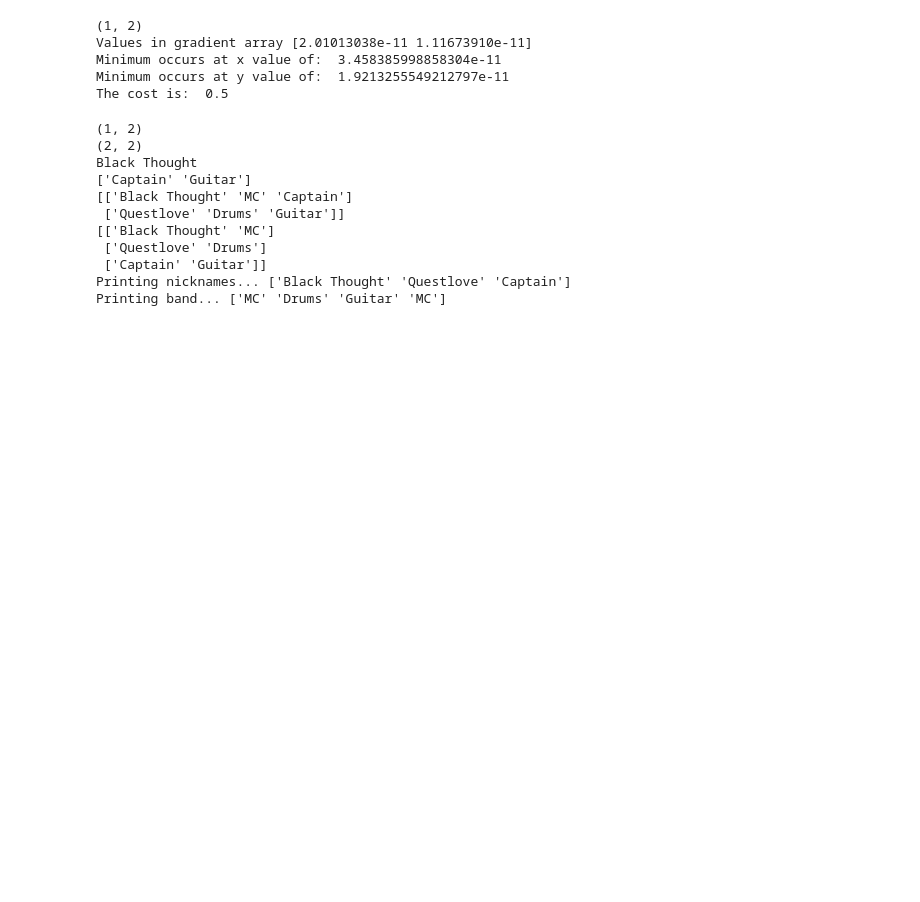
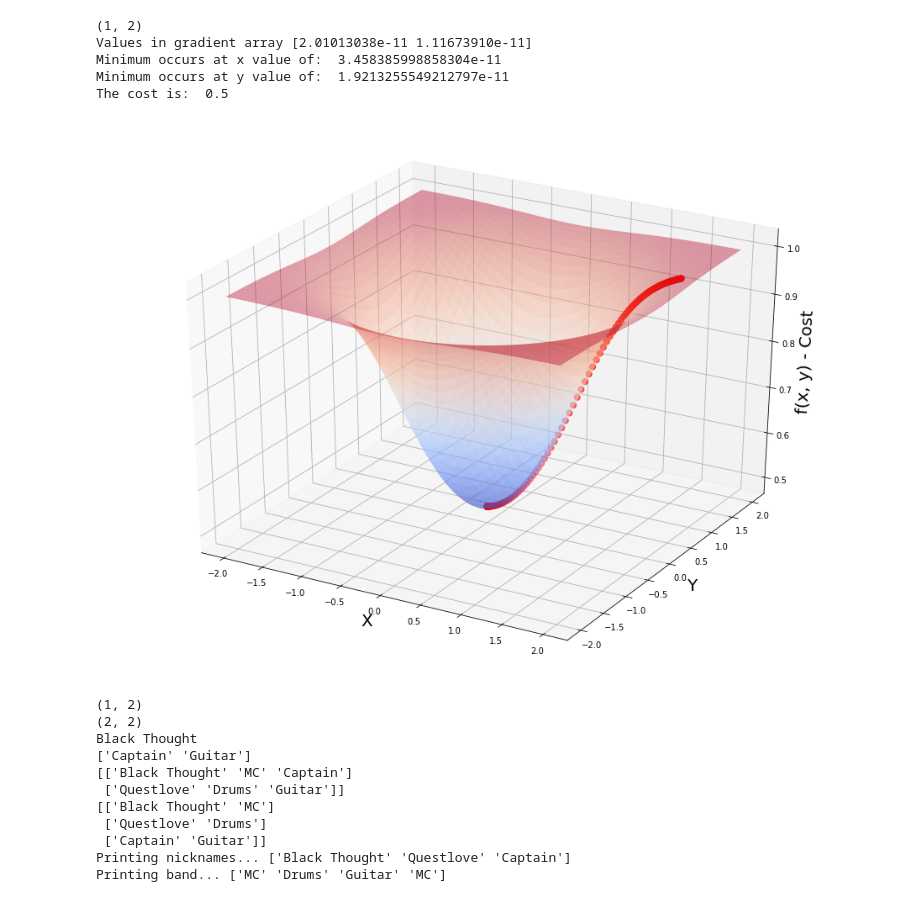
Before and after one commit to JafarSadikGhub/MLDataScienceUdemyPython, a Jupyter notebook: 03 Gradient Descent.ipynb, the cells around one changed output. Drawn from its saved outputs; the diff is of its cells as text; code cells hidden in the pictures; blank space fills up the shorter version.

Commit message:
plotting scatter plot on top of the 3D GCD

```diff
--- a/03 Gradient Descent.ipynb
+++ b/03 Gradient Descent.ipynb
@@ -771,7 +771,8 @@ for n in range(max_iter):
     gradient_y = fpy(params[0], params[1])
     gradients = np.array([gradient_x, gradient_y]) #assume 0.0033, 0.0044
     params = params - multiplier * gradients #1.8-0.0033, 1.0-0.0044
-
+    #values_array = np.append(values_array, params.reshape(1, 2), axis=0) #use this method
+    values_array = np.concatenate((values_array, params.reshape(1,2)), axis=0) #or use this
 
 #Resuts
 print('Values in gradient array', gradients)
@@ -784,6 +785,23 @@ Values in gradient array [2.01013038e-11 1.11673910e-11]
 Minimum occurs at x value of:  3.458385998858304e-11
 Minimum occurs at y value of:  1.9213255549212797e-11
 The cost is:  0.5
+# %%
+# Generating 3D plot
+fig = plt.figure(figsize=[16, 12])
+ax = fig.gca(projection='3d')#get current axis = gca
+
+ax.set_xlabel('X', fontsize=20)
+ax.set_ylabel('Y', fontsize=20)
+ax.set_zlabel('f(x, y) - Cost', fontsize=20)
+
+
+ax.plot_surface(x_4, y_4, fxy(x_4, y_4), cmap=cm.coolwarm, alpha=0.4) # plasma, coolwarm, cm.OrRd
+ax.scatter(values_array[:, 0], values_array[:, 1],
+           fxy(values_array[:, 0], values_array[:, 1]), s=50, color = 'red') #supply x_values
+
+plt.show()
+# %% [output]
+[figure, added]
 # %%
 # Advanced Numpy Array Practice:
 
```
Also changed, not shown: parts of 1 cell of this notebook.
